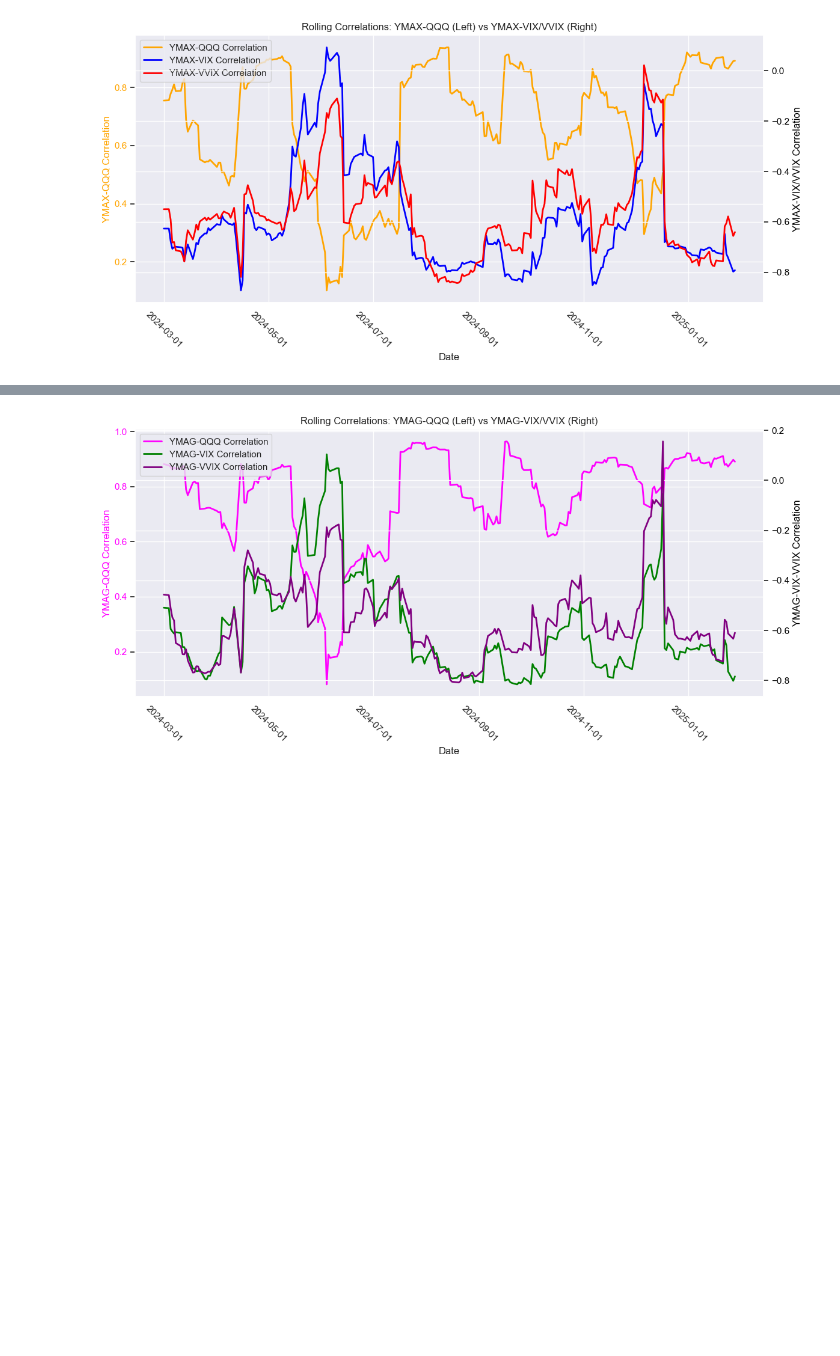
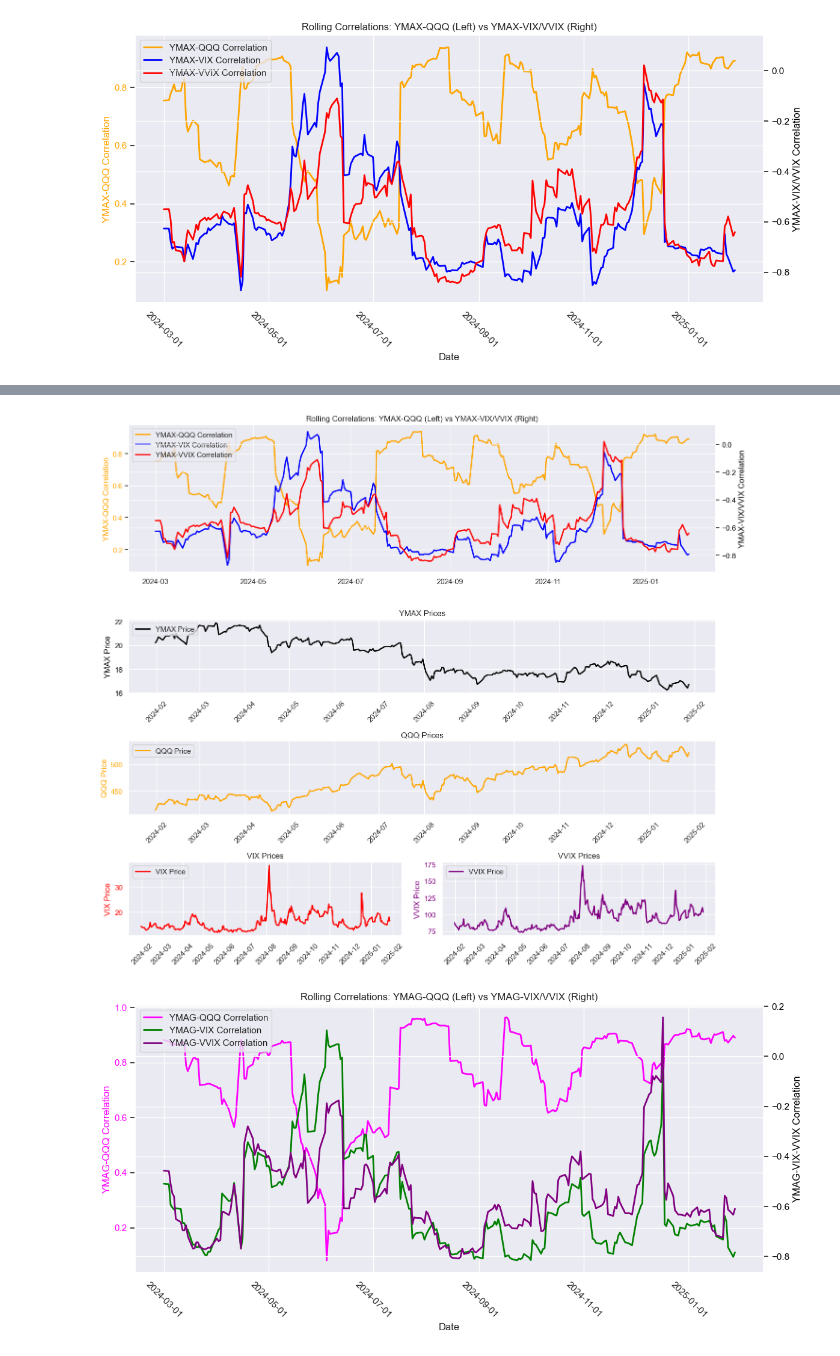
Before and after one commit to BensonMunene/Ratios-Strategy-App, a Jupyter notebook: Codes/Backtester Algorithm1.ipynb, the cells around one changed output, grey strips where cells are left out. Drawn from its saved outputs; the diff is of its cells as text; code cells hidden in the pictures; blank space fills up the shorter version.

```diff
--- a/Codes/Backtester Algorithm1.ipynb
+++ b/Codes/Backtester Algorithm1.ipynb
@@ -857,3 +920,96 @@ plt.show()
+# %%
+import matplotlib.pyplot as plt
+import matplotlib.dates as mdates
+import seaborn as sns
+import matplotlib.gridspec as gridspec
+
+# Optional: Set a dark-themed style similar to Plotly's dark mode
+sns.set_theme(style="darkgrid")
+
+# Ensure the DataFrame index is in datetime format
+stats_df.index = pd.to_datetime(stats_df.index)
+merged_df.index = pd.to_datetime(merged_df.index)
+
+# Create figure with GridSpec for improved layout control
+fig = plt.figure(figsize=(14, 12))
+gs = gridspec.GridSpec(4, 2, height_ratios=[2, 1, 1, 1])  # Define 4 rows with correct height distribution
+
+# -----------------------------
+# First row: Correlation plot
+# -----------------------------
+ax1 = fig.add_subplot(gs[0, :])  # Spanning both columns
+
+# Plot YMAX-QQQ Correlation (Left Y-Axis)
+ax1.plot(stats_df.index, stats_df["YMAX-QQQ Correlation"],
+         color="orange", linewidth=2, label="YMAX-QQQ Correlation")
+ax1.set_ylabel("YMAX-QQQ Correlation", color="orange")
+ax1.tick_params(axis="y", labelcolor="orange")
+
+# Create secondary Y-Axis on the right for VIX/VVIX correlations
+ax2 = ax1.twinx()
+ax2.plot(stats_df.index, stats_df["YMAX-VIX Correlation"], color="blue", linewidth=2, label="YMAX-VIX Correlation")
+ax2.plot(stats_df.index, stats_df["YMAX-VVIX Correlation"], color="red", linewidth=2, label="YMAX-VVIX Correlation")
+ax2.set_ylabel("YMAX-VIX/VVIX Correlation", color="black")
+ax2.tick_params(axis="y", labelcolor="black")
+
+# Combine legends from both axes
+lines1, labels1 = ax1.get_legend_handles_labels()
+lines2, labels2 = ax2.get_legend_handles_labels()
+ax1.legend(lines1 + lines2, labels1 + labels2, loc="upper left")
+
+# Title for correlation subplot
+ax1.set_title("Rolling Correlations: YMAX-QQQ (Left) vs YMAX-VIX/VVIX (Right)")
+
+# -----------------------------
+# Second row: YMAX Prices (Full Width)
+# -----------------------------
+ax3 = fig.add_subplot(gs[1, :])
+ax3.plot(merged_df.index, merged_df["YMAX"], color="black", linewidth=2, label="YMAX Price")
+ax3.set_ylabel("YMAX Price", color="black")
+ax3.tick_params(axis="y", labelcolor="black")
+ax3.legend(loc="upper left")
+ax3.set_title("YMAX Prices")
+
+# -----------------------------
+# Third row: QQQ Prices (Full Width)
+# -----------------------------
+ax4 = fig.add_subplot(gs[2, :])
+ax4.plot(merged_df.index, merged_df["QQQ"], color="orange", linewidth=2, label="QQQ Price")
+ax4.set_ylabel("QQQ Price", color="orange")
+ax4.tick_params(axis="y", labelcolor="orange")
+ax4.legend(loc="upper left")
+ax4.set_title("QQQ Prices")
+
+# -----------------------------
+# Fourth row: VIX and VVIX Prices (Side by Side)
+# -----------------------------
+ax5 = fig.add_subplot(gs[3, 0])  # VIX (Left)
+ax5.plot(merged_df.index, merged_df["VIX"], color="red", linewidth=2, label="VIX Price")
+ax5.set_ylabel("VIX Price", color="red")
+ax5.tick_params(axis="y", labelcolor="red")
+ax5.legend(loc="upper left")
+ax5.set_title("VIX Prices")
+
+ax6 = fig.add_subplot(gs[3, 1])  # VVIX (Right)
+ax6.plot(merged_df.index, merged_df["VVIX"], color="purple", linewidth=2, label="VVIX Price")
+ax6.set_ylabel("VVIX Price", color="purple")
+ax6.tick_params(axis="y", labelcolor="purple")
+ax6.legend(loc="upper left")
+ax6.set_title("VVIX Prices")
+
+# -----------------------------
+# Shared X-Axis Formatting
+# -----------------------------
+for ax in [ax3, ax4, ax5, ax6]:  # Apply formatting to all x-axes
+    ax.xaxis.set_major_locator(mdates.MonthLocator(interval=1))  # Set to 1 month intervals
+    ax.xaxis.set_major_formatter(mdates.DateFormatter('%Y-%m'))
+    ax.tick_params(axis='x', rotation=45)
+
+# Adjust layout
+plt.tight_layout()
+plt.show()
+# %% [output]
+[figure, added]
 # %%
 # Optional: Set a dark-themed style similar to Plotly's dark mode
 sns.set_theme(style="darkgrid")
```
Also changed, not shown: parts of 3 cells of this notebook, 9 other files.
